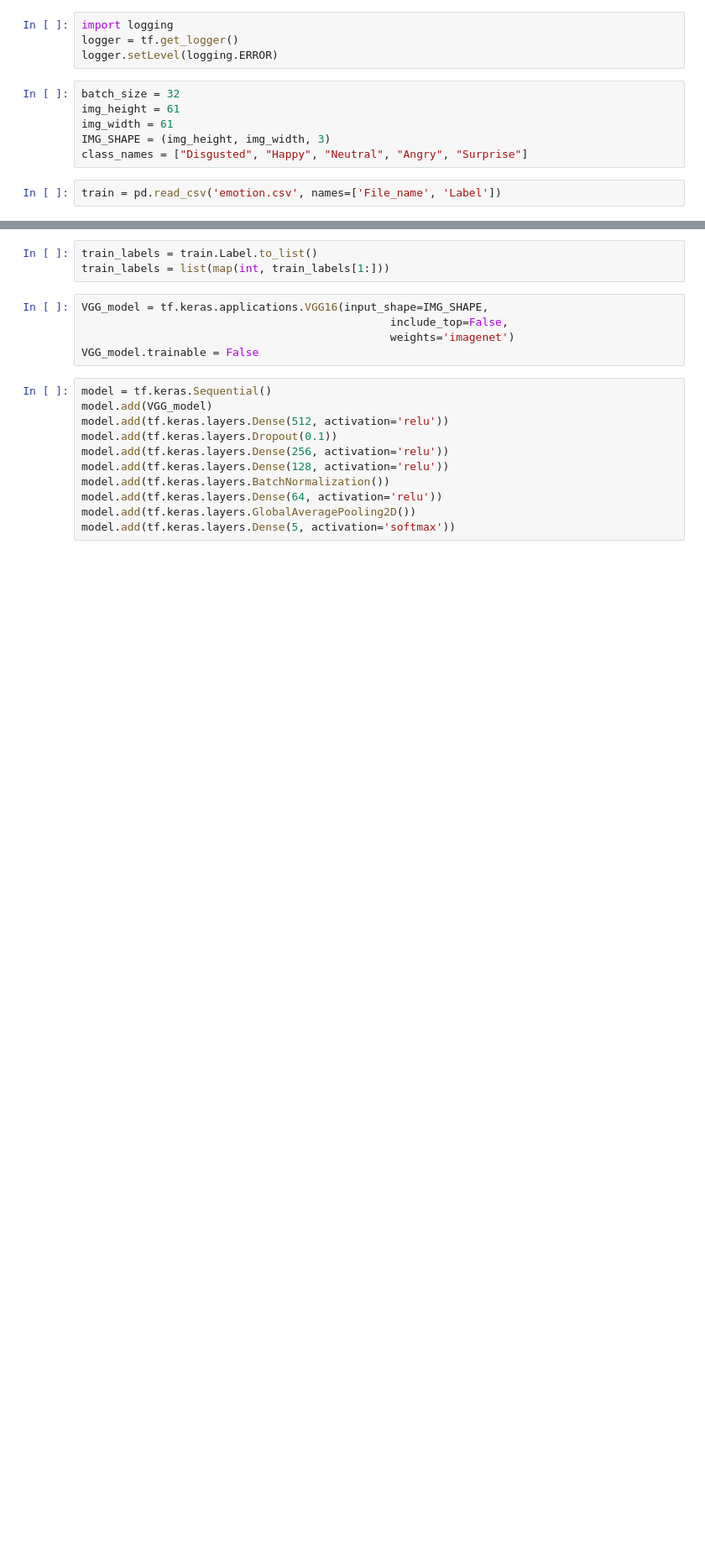
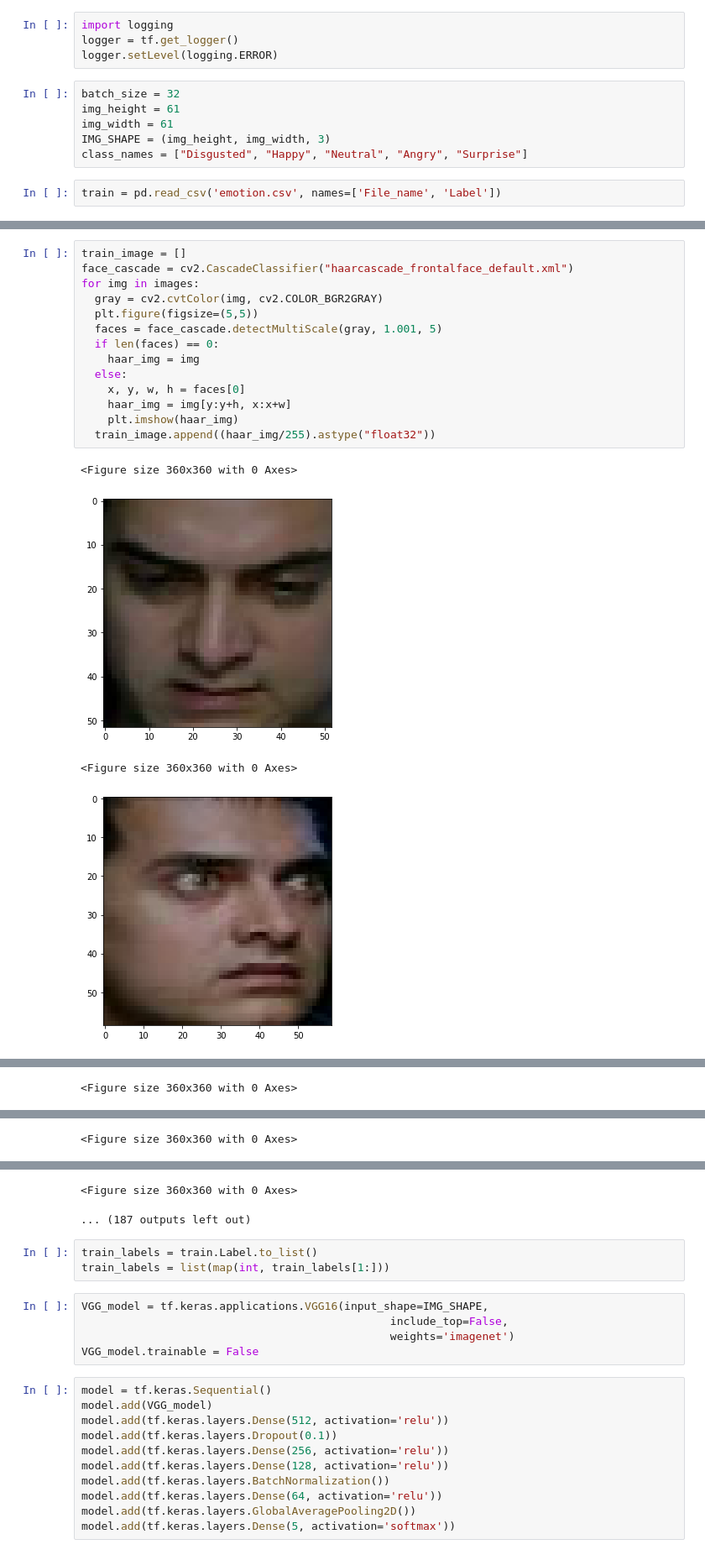
Before and after one commit to EmoChat/EmoChat, a Jupyter notebook: EmoChat.ipynb, the cells around one changed output, grey strips where cells are left out. Shown at 84% size. Drawn from its saved outputs; the diff is of its cells as text; blank space fills up the shorter version.

```diff
--- a/EmoChat.ipynb
+++ b/EmoChat.ipynb
@@ -43,0 +41,19 @@ X = np.array(train_image)
+# %%
+train_image = []
+face_cascade = cv2.CascadeClassifier("haarcascade_frontalface_default.xml")
+for img in images:
+  gray = cv2.cvtColor(img, cv2.COLOR_BGR2GRAY)
+  plt.figure(figsize=(5,5))
+  faces = face_cascade.detectMultiScale(gray, 1.001, 5)
+  if len(faces) == 0:
+    haar_img = img
+  else:
+    x, y, w, h = faces[0]
+    haar_img = img[y:y+h, x:x+w]
+    plt.imshow(haar_img)
+  train_image.append((haar_img/255).astype("float32"))
+# %% [output]
+<Figure size 360x360 with 0 Axes>
+[figure, added]
+<Figure size 360x360 with 0 Axes>
+[figure, added]
@@ -43,0 +61 @@ X = np.array(train_image)
+<Figure size 360x360 with 0 Axes>
@@ -43,0 +65 @@ X = np.array(train_image)
+<Figure size 360x360 with 0 Axes>
@@ -44,3 +67,5 @@ X = np.array(train_image)
+<Figure size 360x360 with 0 Axes>
+... (187 outputs left out)
 # %%
 train_labels = train.Label.to_list()
 train_labels = list(map(int, train_labels[1:]))
```
Also changed, not shown: parts of 7 cells of this notebook.
